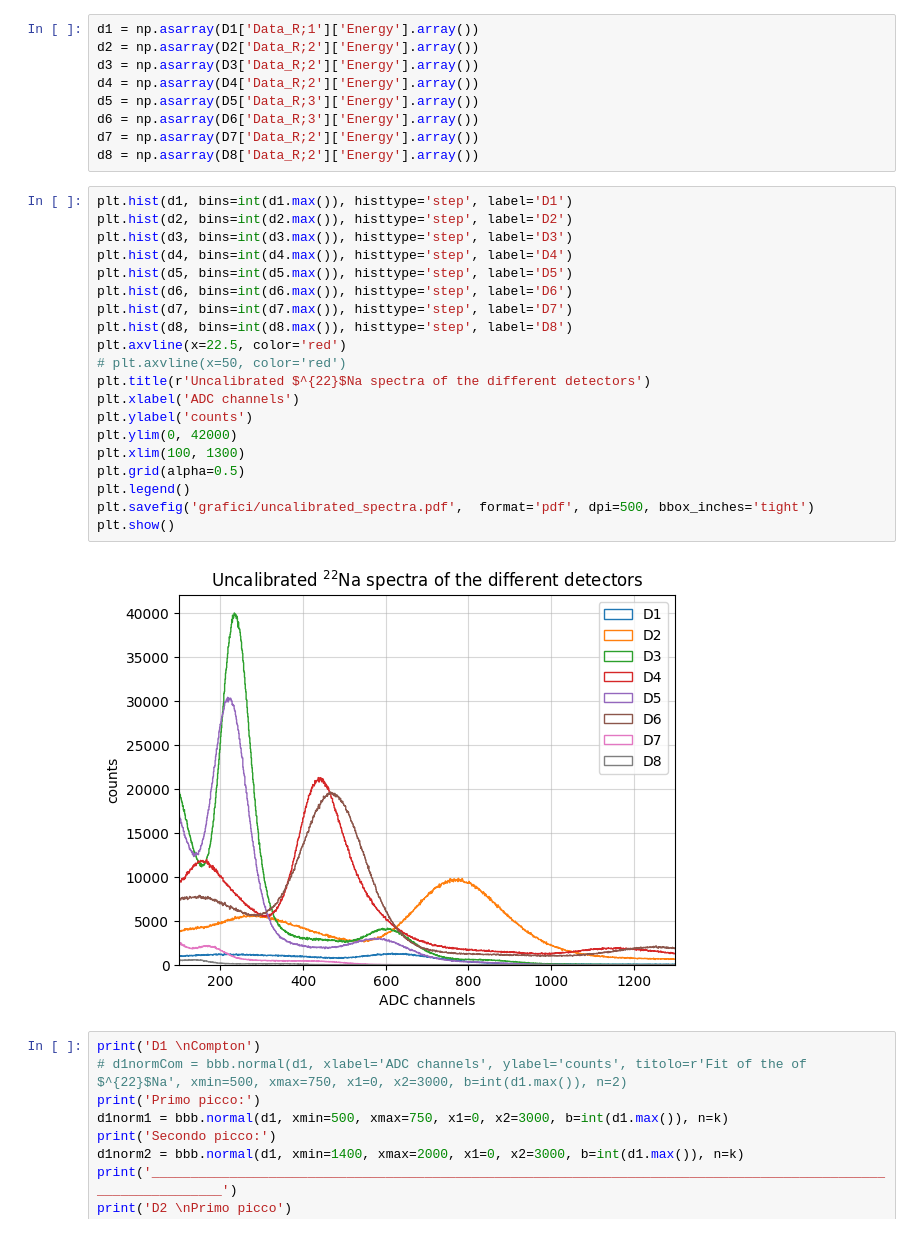
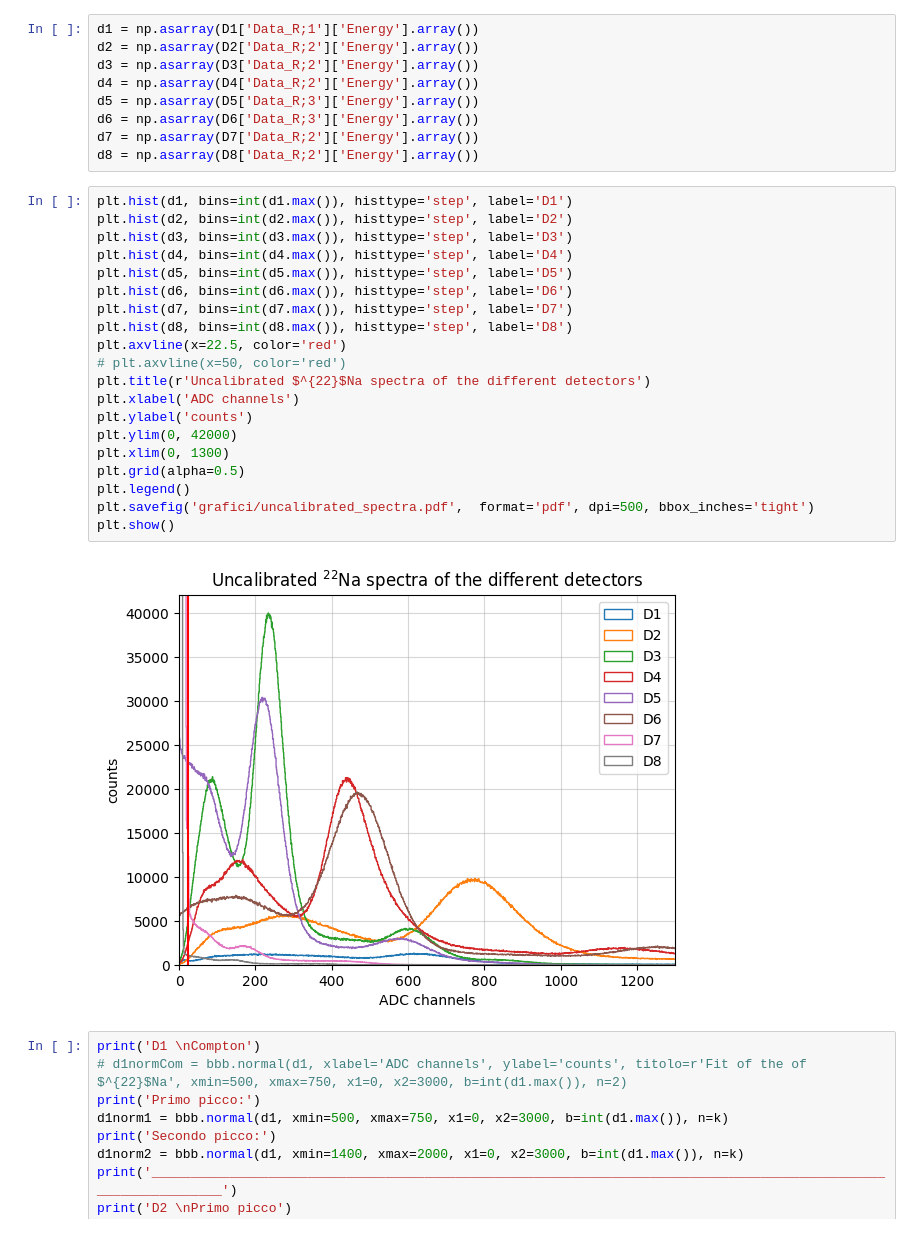
Before and after one commit to b3n3d3tt4/imaging, a Jupyter notebook: analisi.ipynb, the cells around one changed output. Cells and saved outputs as stored; diff of their text form.

```diff
--- a/analisi.ipynb
+++ b/analisi.ipynb
@@ -42,25 +42,25 @@ d8 = np.asarray(D8['Data_R;2']['Energy'].array())
 # %%
 plt.hist(d1, bins=int(d1.max()), histtype='step', label='D1')
 plt.hist(d2, bins=int(d2.max()), histtype='step', label='D2')
 plt.hist(d3, bins=int(d3.max()), histtype='step', label='D3')
 plt.hist(d4, bins=int(d4.max()), histtype='step', label='D4')
 plt.hist(d5, bins=int(d5.max()), histtype='step', label='D5')
 plt.hist(d6, bins=int(d6.max()), histtype='step', label='D6')
 plt.hist(d7, bins=int(d7.max()), histtype='step', label='D7')
 plt.hist(d8, bins=int(d8.max()), histtype='step', label='D8')
 plt.axvline(x=22.5, color='red')
 # plt.axvline(x=50, color='red')
 plt.title(r'Uncalibrated $^{22}$Na spectra of the different detectors')
 plt.xlabel('ADC channels')
 plt.ylabel('counts')
 plt.ylim(0, 42000)
-plt.xlim(100, 1300)
+plt.xlim(0, 1300)
 plt.grid(alpha=0.5)
 plt.legend()
 plt.savefig('grafici/uncalibrated_spectra.pdf',  format='pdf', dpi=500, bbox_inches='tight')
 plt.show()
 # %% [output]
-[figure, old version]
+[figure, new version]
 # %%
 print('D1 \nCompton')
 # d1normCom = bbb.normal(d1, xlabel='ADC channels', ylabel='counts', titolo=r'Fit of the of $^{22}$Na', xmin=500, xmax=750, x1=0, x2=3000, b=int(d1.max()), n=2)
```
Also changed, not shown: parts of 12 cells of this notebook.
